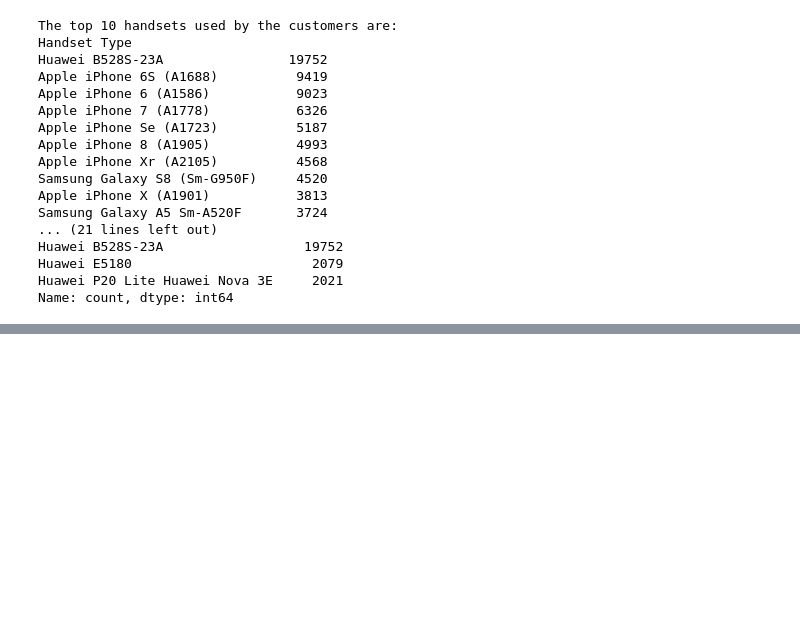
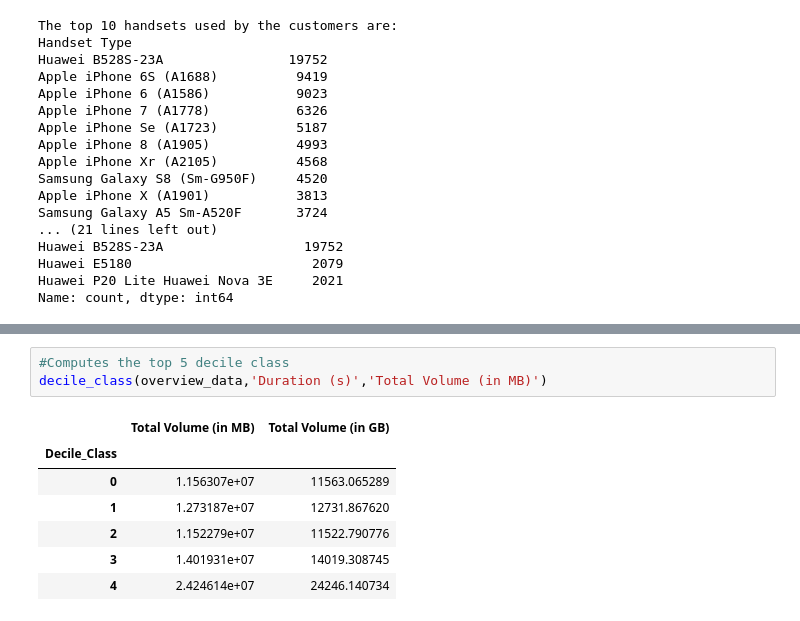
Before and after one commit to Leoul39/AIM-Week_2, a Jupyter notebook: notebooks/Overview.ipynb, the cells around one changed output, grey strips where cells are left out. Saved outputs shown, nothing was run; the diff lists cells and outputs as text; blank space fills up the shorter version.

```diff
--- a/notebooks/Overview.ipynb
+++ b/notebooks/Overview.ipynb
@@ -115,0 +147,11 @@ Name: count, dtype: int64
+# %%
+#Computes the top 5 decile class
+decile_class(overview_data,'Duration (s)','Total Volume (in MB)')
+# %% [output]
+|  | Total Volume (in MB) | Total Volume (in GB) |
+| Decile_Class |  |  |
+| 0 | 1.156307e+07 | 11563.065289 |
+| 1 | 1.273187e+07 | 12731.867620 |
+| 2 | 1.152279e+07 | 11522.790776 |
+| 3 | 1.401931e+07 | 14019.308745 |
+| 4 | 2.424614e+07 | 24246.140734 |
```
Also changed, not shown: parts of 10 cells of this notebook, 2 other files.
